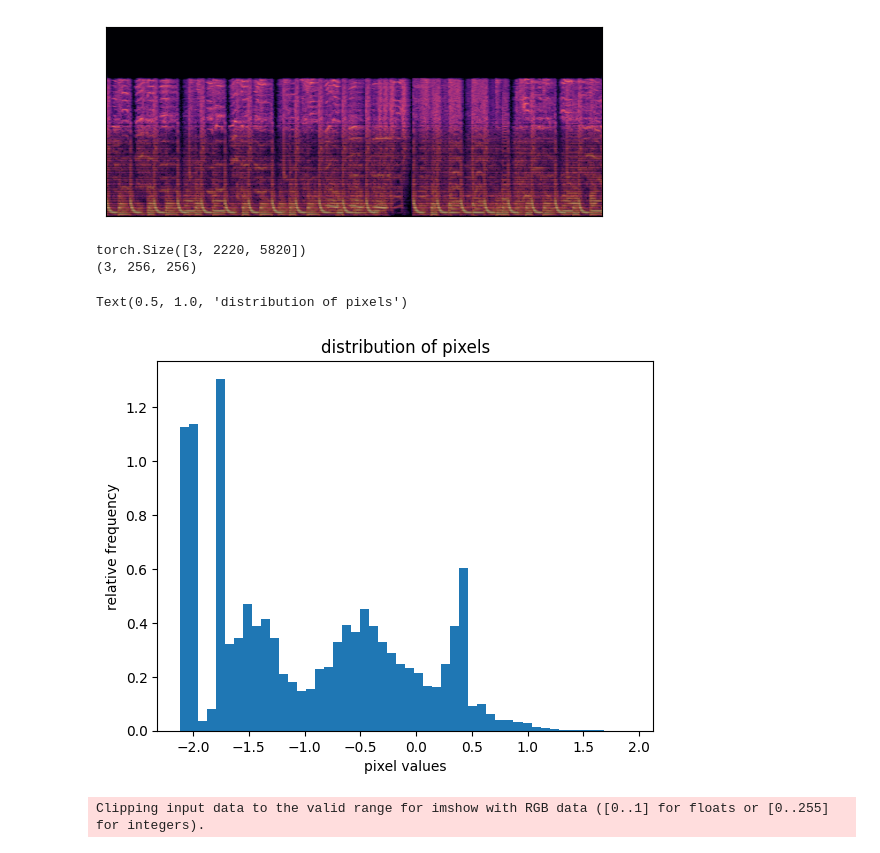
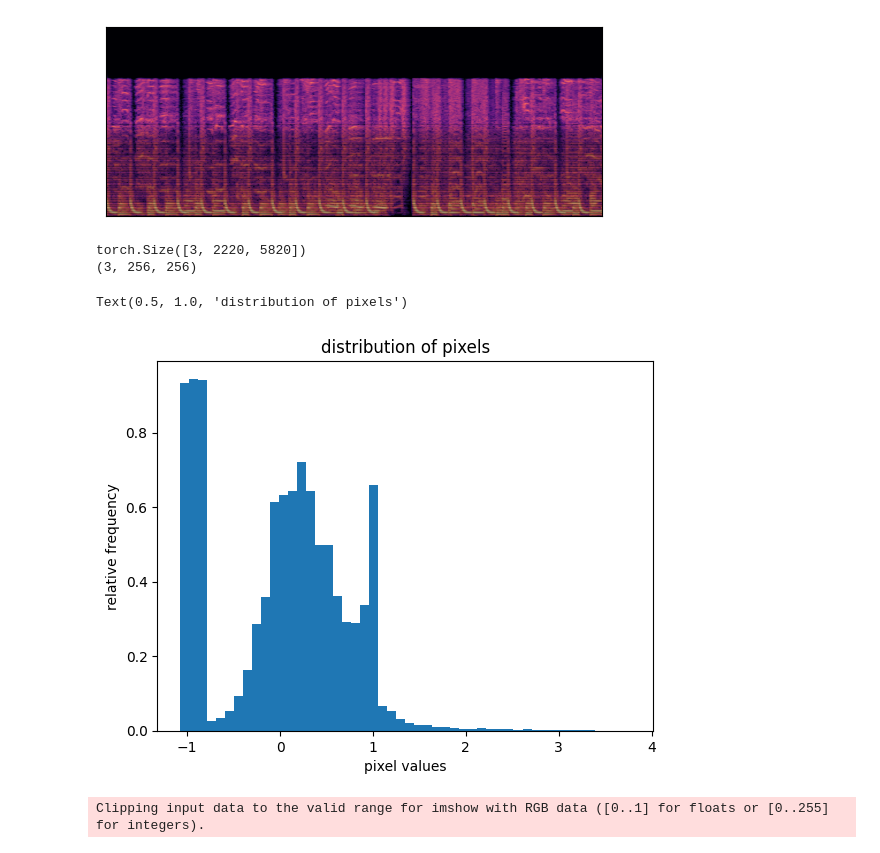
Before and after one commit to tlaw72/AudioUpsampling, a Jupyter notebook: ViT.ipynb, the cells around one changed output. Cells and saved outputs as stored; diff of their text form; code cells hidden in the pictures.

Commit message:
Real start on transformer

```diff
--- a/ViT.ipynb
+++ b/ViT.ipynb
@@ -14,7 +14,8 @@ batch_size = 32
 img_height = 256
 img_width = 256
 img_channels = 3
-data_dir = 'Spectrograms/train'
+train_dir = 'Spectrograms/train'
+val_dir = 'Spectrograms/val'
 # %%
 # Define the data transformations
 data_transforms = transforms.Compose([
@@ -55,33 +104,34 @@ plt.yticks([])
 # %%
 imgTensor = T.ToTensor()(img)
 mean, std = imgTensor.mean([1,2]), imgTensor.std([1,2])
 
 # Define the data transformations
 data_transforms = transforms.Compose([
     transforms.Resize((256, 256)),
     transforms.ToTensor(),
-    transforms.Normalize(mean=(0.485, 0.456, 0.406), std=(0.229, 0.224, 0.225))  # Example normalization values
+    # transforms.Normalize(mean=(0.485, 0.456, 0.406), std=(0.229, 0.224, 0.225))  # Example normalization values
+    transforms.Normalize(mean=mean, std=std)
 ])
 
 # get normalized image
 print(imgTensor.shape)
 img_normalized = data_transforms(img)
 
 # convert normalized image to numpy
 # array
 img_np = np.array(img_normalized)
 print(img_np.shape)
 
 # plot the pixel values
 plt.hist(img_np.ravel(), bins=50, density=True)
 plt.xlabel("pixel values")
 plt.ylabel("relative frequency")
 plt.title("distribution of pixels")
 # %% [output]
 torch.Size([3, 2220, 5820])
 (3, 256, 256)
 Text(0.5, 1.0, 'distribution of pixels')
-[figure, old version]
+[figure, new version]
 # %%
 plt.imshow(img_np.transpose((1,2,0)))
 plt.xticks([])
```
Also changed, not shown: parts of 2 cells of this notebook, 2 other files.
